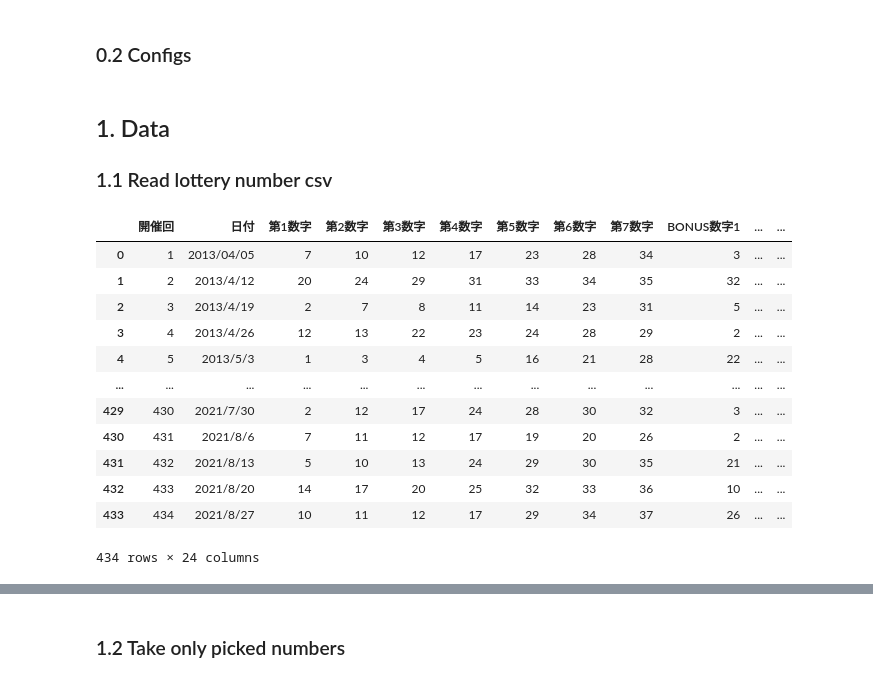
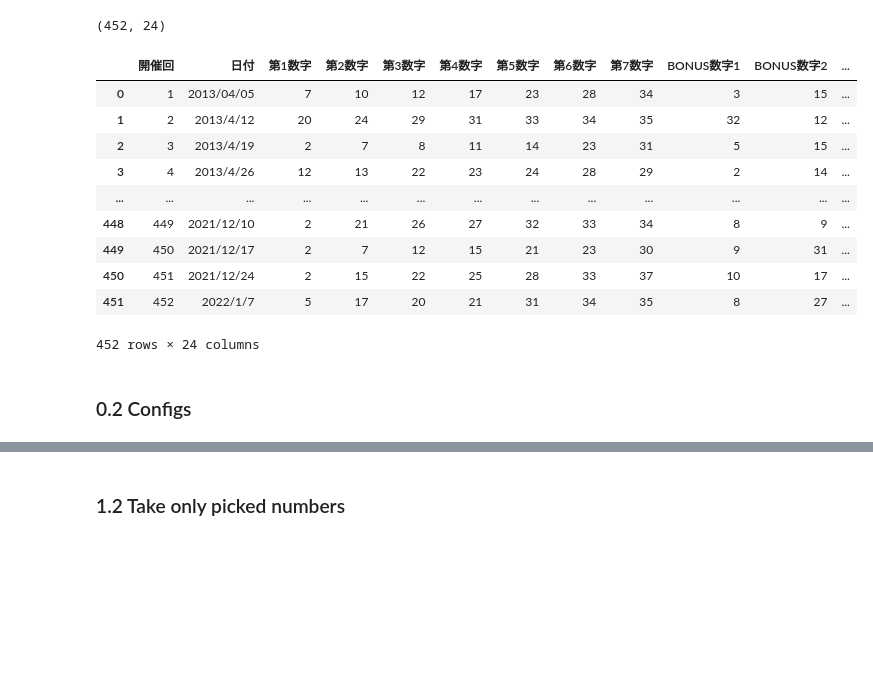
Before and after one commit to newini/lottery-number-generator, a Jupyter notebook: notebook/loto7.ipynb, the cells around one changed output, grey strips where cells are left out. Drawn from its saved outputs; the diff is of its cells as text; code cells hidden in the pictures; blank space fills up the shorter version.

```diff
--- a/books/loto7.ipynb
+++ b/notebook/loto7.ipynb
@@ -17,0 +5,11 @@ from sklearn.model_selection import train_test_split
+# %%
+import argparse, configparser, copy, csv, datetime
+
+import numpy as np
+import pandas as pd
+pd.set_option('display.max_columns', None)
+
+import matplotlib.pyplot as plt
+plt.rc('font', family='Cascadia Code PL')
+plt.rcParams['figure.figsize'] = (16, 6)
+import plotly.express as px
@@ -17,0 +20,2 @@ from sklearn.model_selection import train_test_split
+# %%
+data_path = '../data/jpn/loto7/loto7.csv'
@@ -18,3 +35,20 @@ from sklearn.model_selection import train_test_split
+# %%
+df = pd.read_csv(data_path, encoding="shift-jis")
+print(df.shape)
+df
+# %% [output]
+(452, 24)
+|  | 開催回 | 日付 | 第1数字 | 第2数字 | 第3数字 | 第4数字 | 第5数字 | 第6数字 | 第7数字 | BONUS数字1 | BONUS数字2 | ... |
+| 0 | 1 | 2013/04/05 | 7 | 10 | 12 | 17 | 23 | 28 | 34 | 3 | 15 | ... |
+| 1 | 2 | 2013/4/12 | 20 | 24 | 29 | 31 | 33 | 34 | 35 | 32 | 12 | ... |
+| 2 | 3 | 2013/4/19 | 2 | 7 | 8 | 11 | 14 | 23 | 31 | 5 | 15 | ... |
+| 3 | 4 | 2013/4/26 | 12 | 13 | 22 | 23 | 24 | 28 | 29 | 2 | 14 | ... |
+| ... | ... | ... | ... | ... | ... | ... | ... | ... | ... | ... | ... | ... |
+| 448 | 449 | 2021/12/10 | 2 | 21 | 26 | 27 | 32 | 33 | 34 | 8 | 9 | ... |
+| 449 | 450 | 2021/12/17 | 2 | 7 | 12 | 15 | 21 | 23 | 30 | 9 | 31 | ... |
+| 450 | 451 | 2021/12/24 | 2 | 15 | 22 | 25 | 28 | 33 | 37 | 10 | 17 | ... |
+| 451 | 452 | 2022/1/7 | 5 | 17 | 20 | 21 | 31 | 34 | 35 | 8 | 27 | ... |
+452 rows × 24 columns
 # %% [markdown]
 ### 0.2 Configs
 # %%
@@ -32,23 +66,3 @@ conf = AttrDict({
     'first_pick_col': 2,
     'perge_rate': 0.3,
 })
-# %% [markdown]
-## 1. Data
-### 1.1 Read lottery number csv
-# %%
-data = pd.read_csv(conf.data_path)
-data
-# %% [output]
-|  | 開催回 | 日付 | 第1数字 | 第2数字 | 第3数字 | 第4数字 | 第5数字 | 第6数字 | 第7数字 | BONUS数字1 | ... | ... |
-| 0 | 1 | 2013/04/05 | 7 | 10 | 12 | 17 | 23 | 28 | 34 | 3 | ... | ... |
-| 1 | 2 | 2013/4/12 | 20 | 24 | 29 | 31 | 33 | 34 | 35 | 32 | ... | ... |
-| 2 | 3 | 2013/4/19 | 2 | 7 | 8 | 11 | 14 | 23 | 31 | 5 | ... | ... |
-| 3 | 4 | 2013/4/26 | 12 | 13 | 22 | 23 | 24 | 28 | 29 | 2 | ... | ... |
-| 4 | 5 | 2013/5/3 | 1 | 3 | 4 | 5 | 16 | 21 | 28 | 22 | ... | ... |
-| ... | ... | ... | ... | ... | ... | ... | ... | ... | ... | ... | ... | ... |
-| 429 | 430 | 2021/7/30 | 2 | 12 | 17 | 24 | 28 | 30 | 32 | 3 | ... | ... |
-| 430 | 431 | 2021/8/6 | 7 | 11 | 12 | 17 | 19 | 20 | 26 | 2 | ... | ... |
-| 431 | 432 | 2021/8/13 | 5 | 10 | 13 | 24 | 29 | 30 | 35 | 21 | ... | ... |
-| 432 | 433 | 2021/8/20 | 14 | 17 | 20 | 25 | 32 | 33 | 36 | 10 | ... | ... |
-| 433 | 434 | 2021/8/27 | 10 | 11 | 12 | 17 | 29 | 34 | 37 | 26 | ... | ... |
-434 rows × 24 columns
```
Also changed, not shown: parts of 8 cells of this notebook, 1 other file.
